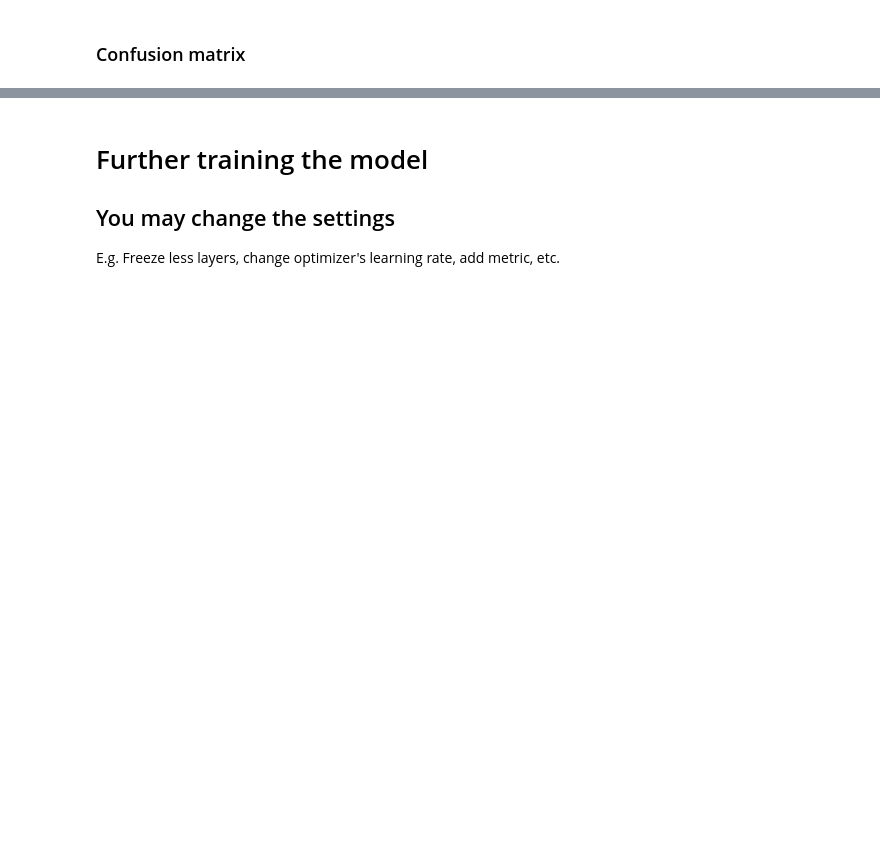
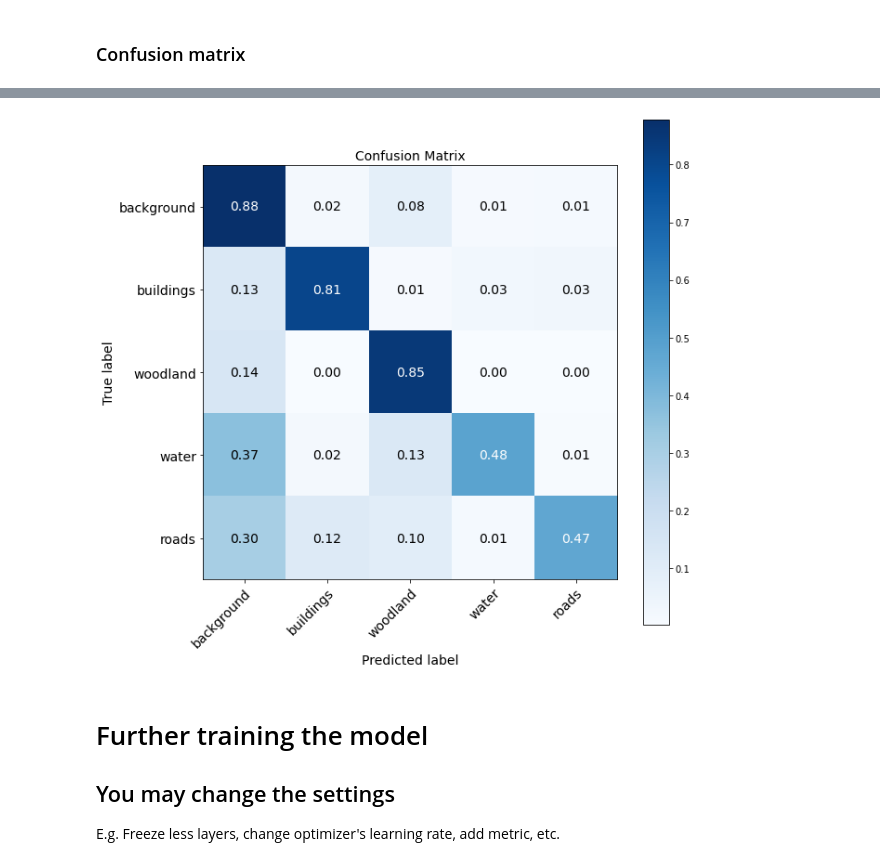
Before and after one commit to MortenTabaka/Semantic-segmentation-of-LandCover.ai-dataset, a Jupyter notebook: notebooks/templates/Model_training.ipynb, the cells around one changed output, grey strips where cells are left out. Drawn from its saved outputs; the diff is of its cells as text; code cells hidden in the pictures; blank space fills up the shorter version.

```diff
--- a/notebooks/templates/Model_training.ipynb
+++ b/notebooks/templates/Model_training.ipynb
@@ -218,7 +265,46 @@ PredictionMasks(model, landcover_dataset, NUM_CLASSES).display_overlay_predictio
 # %%
-df_matrix = ConfusionMatrix(model, test_dataset, NUM_CLASSES).get_dataframe()
-
-pp_matrix(df_matrix, cmap="magma")
+df_matrix = np.array(ConfusionMatrix(model, test_dataset, NUM_CLASSES).get_dataframe())
+# %%
+import numpy as np
+import matplotlib.pyplot as plt
+
+confusion_matrix = df_matrix.astype('float') / df_matrix.sum(axis=1)[:, np.newaxis]
+
+# Set up the figure and axes
+fig, ax = plt.subplots(figsize=(10, 10))
+im = ax.imshow(confusion_matrix, cmap='Blues')
+
+# Add colorbar
+cbar = ax.figure.colorbar(im, ax=ax)
+
+# Add labels to the x-axis and y-axis
+ax.set_xticks(np.arange(len(class_names)))
+ax.set_yticks(np.arange(len(class_names)))
+ax.set_xticklabels(class_names, fontsize=14)
+ax.set_yticklabels(class_names, fontsize=14)
+
+# Rotate the x-axis labels
+plt.setp(ax.get_xticklabels(), rotation=45, ha="right",
+         rotation_mode="anchor")
+
+# Loop over data dimensions and create text annotations
+thresh = confusion_matrix.max() / 2.
+for i in range(len(class_names)):
+    for j in range(len(class_names)):
+        ax.text(j, i, "{:.2f}".format(confusion_matrix[i, j]),
+                ha="center", va="center",
+                color="white" if confusion_matrix[i, j] > thresh else "black",
+                fontsize=14)
+
+# Add title and axis labels
+ax.set_title("Confusion Matrix", fontsize=14)
+ax.set_xlabel("Predicted label", fontsize=14)
+ax.set_ylabel("True label", fontsize=14)
+
+# Show the figure
+plt.show()
+# %% [output]
+[figure, added]
 # %%
 model.evaluate(test_dataset)
 # %% [markdown]
```
Also changed, not shown: parts of 12 cells of this notebook, 1 other file.
